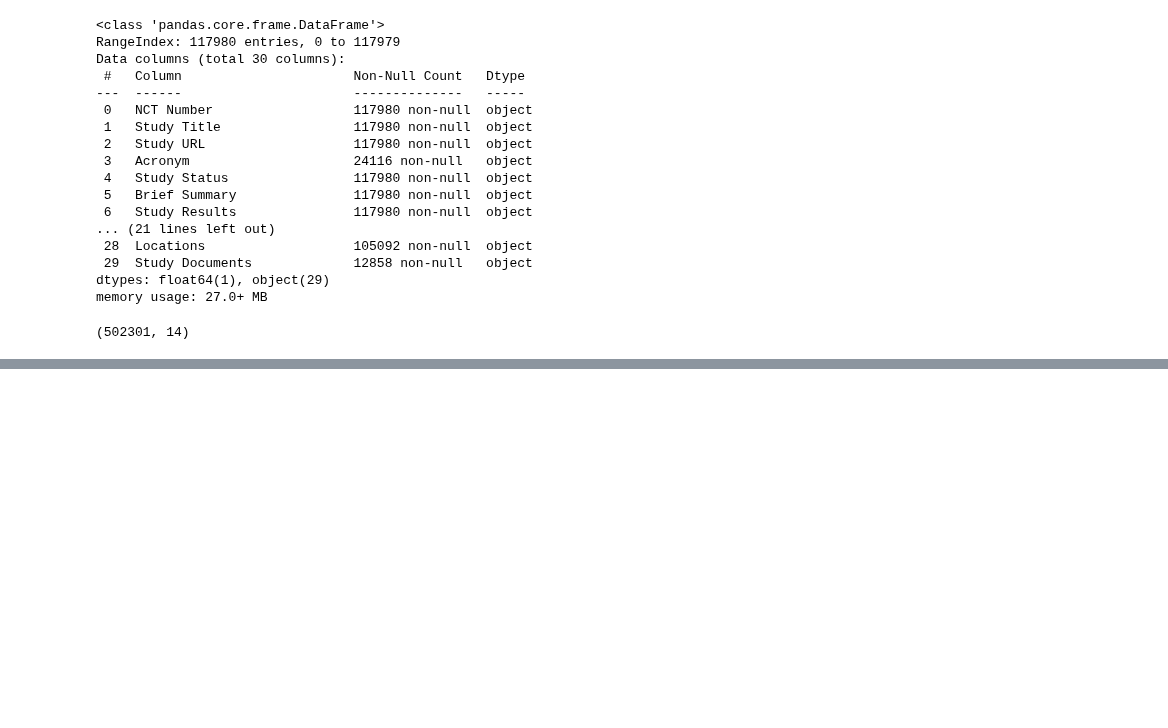
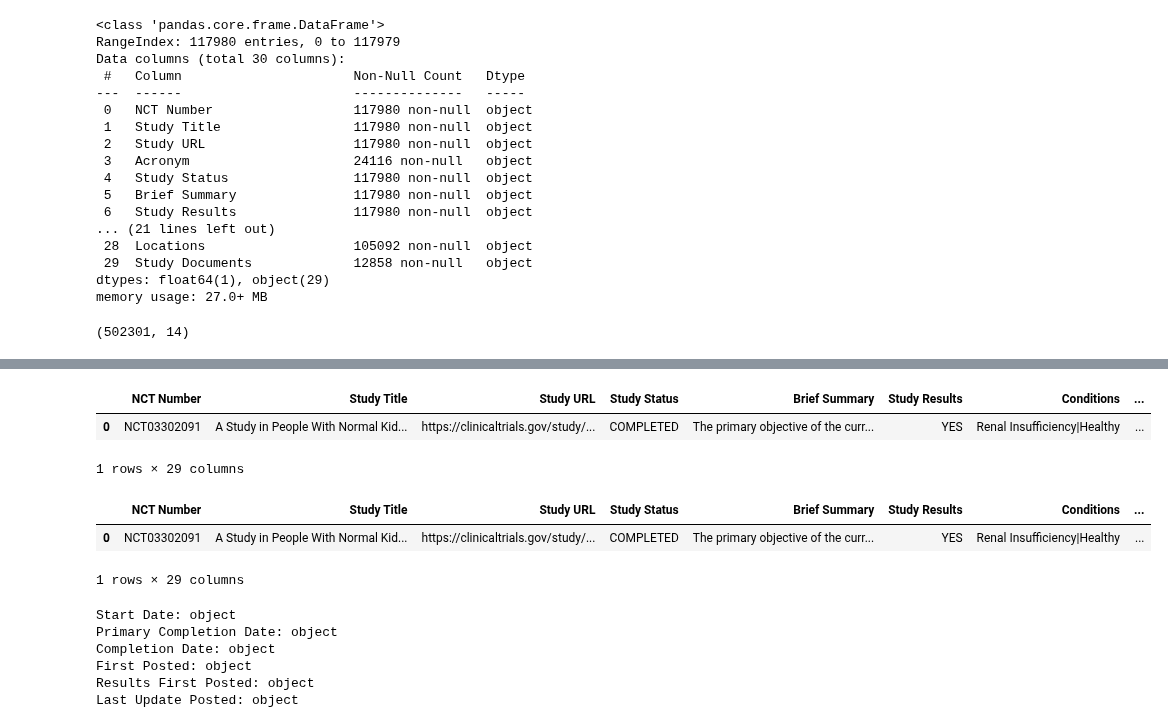
Before and after one commit to pra2107tham/NEST, a Jupyter notebook: v1_ps1.ipynb, the cells around one changed output, grey strips where cells are left out. Cells and saved outputs as stored; diff of their text form; code cells hidden in the pictures; blank space fills up the shorter version.

```diff
--- a/v1_ps1.ipynb
+++ b/v1_ps1.ipynb
@@ -85,0 +125,6 @@ usecase1_test.to_csv('usecase1_test.csv', index=False)
+# %%
+usecase1_test_v2.head(1)
+# %% [output]
+|  | NCT Number | Study Title | Study URL | Study Status | Brief Summary | Study Results | Conditions | ... |
+| 0 | NCT03302091 | A Study in People With Normal Kid... | https://clinicaltrials.gov/study/... | COMPLETED | The primary objective of the curr... | YES | Renal Insufficiency|Healthy | ... |
+1 rows × 29 columns
@@ -85,0 +144,16 @@ usecase1_test.to_csv('usecase1_test.csv', index=False)
+# %%
+usecase1_test_v2.head(1)
+# %% [output]
+|  | NCT Number | Study Title | Study URL | Study Status | Brief Summary | Study Results | Conditions | ... |
+| 0 | NCT03302091 | A Study in People With Normal Kid... | https://clinicaltrials.gov/study/... | COMPLETED | The primary objective of the curr... | YES | Renal Insufficiency|Healthy | ... |
+1 rows × 29 columns
+# %%
+for column in date_columns:
+    print(f"{column}: {usecase1_test_v2[column].dtype}")
+# %% [output]
+Start Date: object
+Primary Completion Date: object
+Completion Date: object
+First Posted: object
+Results First Posted: object
+Last Update Posted: object
```
Also changed, not shown: parts of 10 cells of this notebook, 1 other file.
